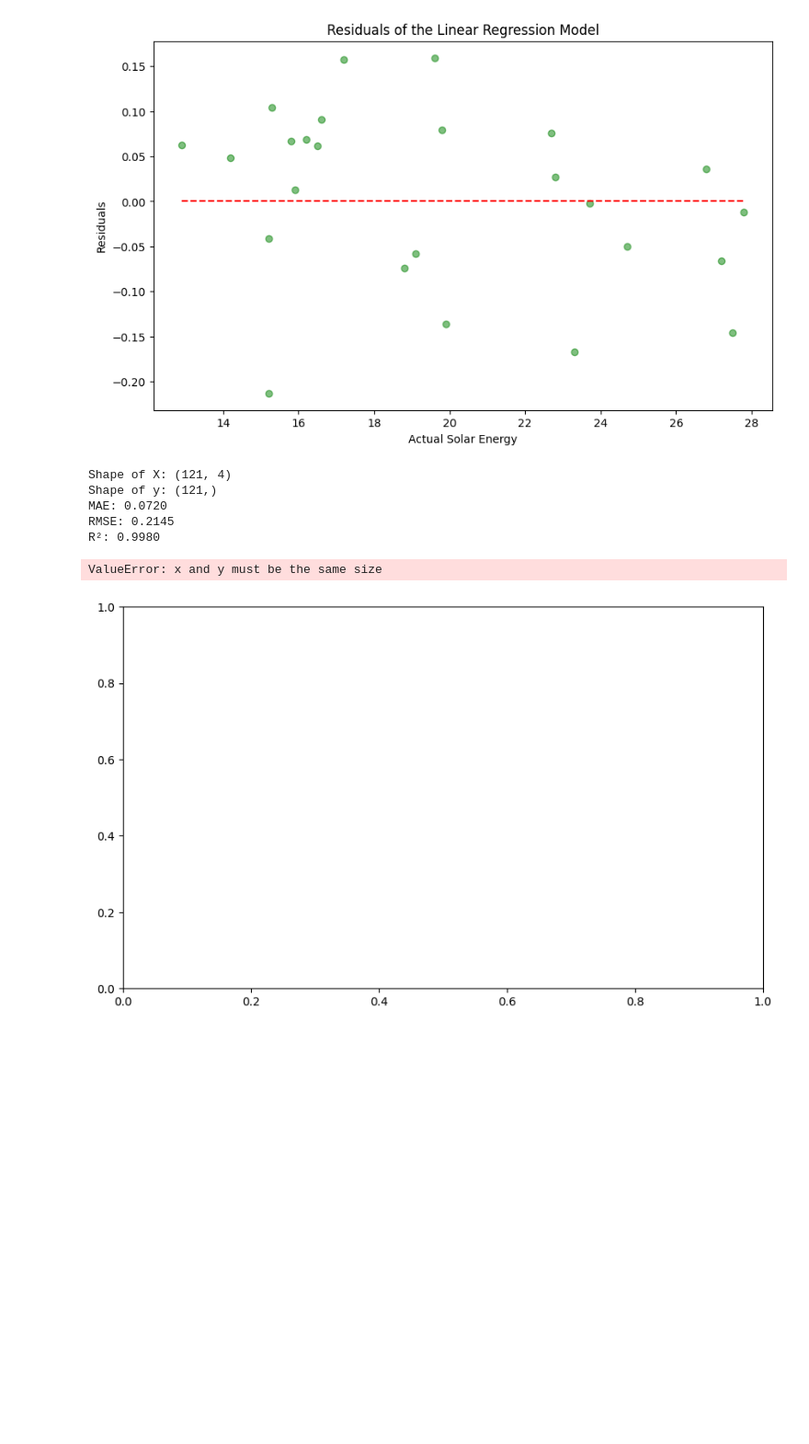
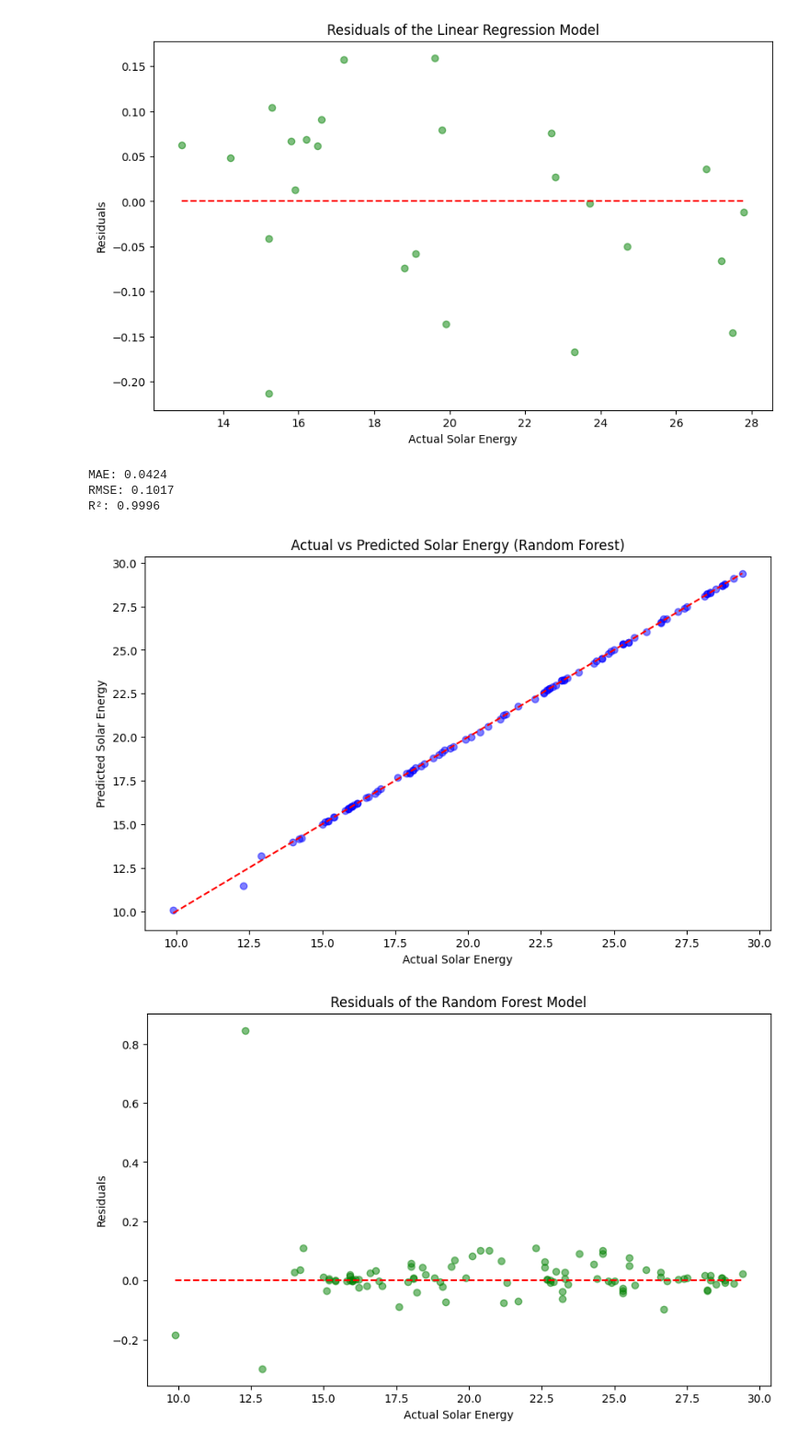
Before and after one commit to AI-CS-Y2/SA2-blomikii, a Jupyter notebook: Solar Power Prediction Models.ipynb, the cells around one changed output. Shown at 92% size. Drawn from its saved outputs; the diff is of its cells as text; code cells hidden in the pictures; blank space fills up the shorter version.

```diff
--- a/Solar Power Prediction Models.ipynb
+++ b/Solar Power Prediction Models.ipynb
@@ -69,14 +69,14 @@ import matplotlib.pyplot as plt
 import numpy as np                                                              # Used for numerical operations
 
 # Loading the dataset
-#df = pd.read_excel(r'01 - DATASET\01- AUH Weather 2024 [CLEANED].xlsx')
-df = pd.read_excel(r'01 - DATASET\02 - AUH Weather 1970-2024 [ORIGINAL].xlsx') # Bigger dataset
+#data = pd.read_excel(r'01 - DATASET\01- AUH Weather 2024 [CLEANED].xlsx')
+data = pd.read_excel(r'01 - DATASET\02 - AUH Weather 2023-2024 [CLEANED].xlsx') # Bigger dataset
 
 # Selecting the variables and target
-X = [['TEMP', 'HUMIDITY', 'WIND_SPEED', 'SOLAR_ENERGY']]  # Features
-y = ['SOLAR_ENERGY']  # Target
+X = data[['TEMP', 'HUMIDITY', 'WIND_SPEED', 'SOLAR_ENERGY']]  # Features
+y = data['SOLAR_ENERGY']  # Target
 
-# Splitting the data into training and testing sets (80% training, 20% testing)
+# Splitting the data into training and testing sets
 X_train, X_test, y_train, y_test = train_test_split(X, y, test_size=0.2, random_state=42)
 
 # TRAINING THE MODEL
@@ -89,37 +89,35 @@ y_pred = model.predict(X_test)
 # PERFORMANCE METRICS
 mae = mean_absolute_error(y_test, y_pred)
 rmse = np.sqrt(mean_squared_error(y_test, y_pred))
 r2 = r2_score(y_test, y_pred)
 
 print(f"MAE: {mae:.4f}")
 print(f"RMSE: {rmse:.4f}")
 print(f"R²: {r2:.4f}")
 
 # VISUALIZATION
 
 # Scatter plot of actual vs predicted values
 plt.figure(figsize=(10, 6))
 plt.scatter(y_test, y_pred, color='blue', alpha=0.5)
 plt.plot([y_test.min(), y_test.max()], [y_test.min(), y_test.max()], color='red', linestyle='--')
 plt.title('Actual vs Predicted Solar Energy (Random Forest)')
 plt.xlabel('Actual Solar Energy')
 plt.ylabel('Predicted Solar Energy')
 plt.show()
 
 # Plotting residuals (difference between actual and predicted values)
 plt.figure(figsize=(10, 6))
 residuals = y_test - y_pred
 plt.scatter(y_test, residuals, color='green', alpha=0.5)
 plt.hlines(y=0, xmin=y_test.min(), xmax=y_test.max(), color='red', linestyle='--')
 plt.title('Residuals of the Random Forest Model')
 plt.xlabel('Actual Solar Energy')
 plt.ylabel('Residuals')
 plt.show()
 # %% [output]
-Shape of X: (121, 4)
-Shape of y: (121,)
-MAE: 0.0720
-RMSE: 0.2145
-R²: 0.9980
+MAE: 0.0424
+RMSE: 0.1017
+R²: 0.9996
-ValueError: x and y must be the same size
-[figure, old version]
+[figure, new version]
+[figure, added]
```
Also changed, not shown: 2 other files.
